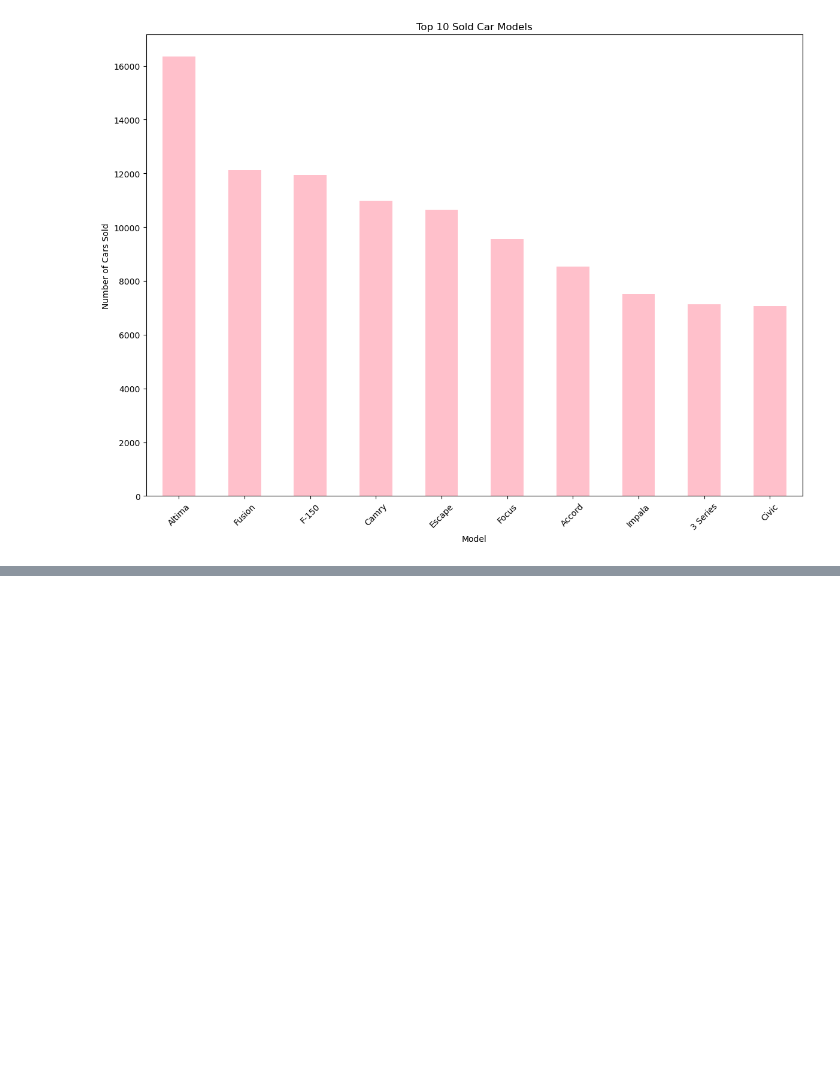
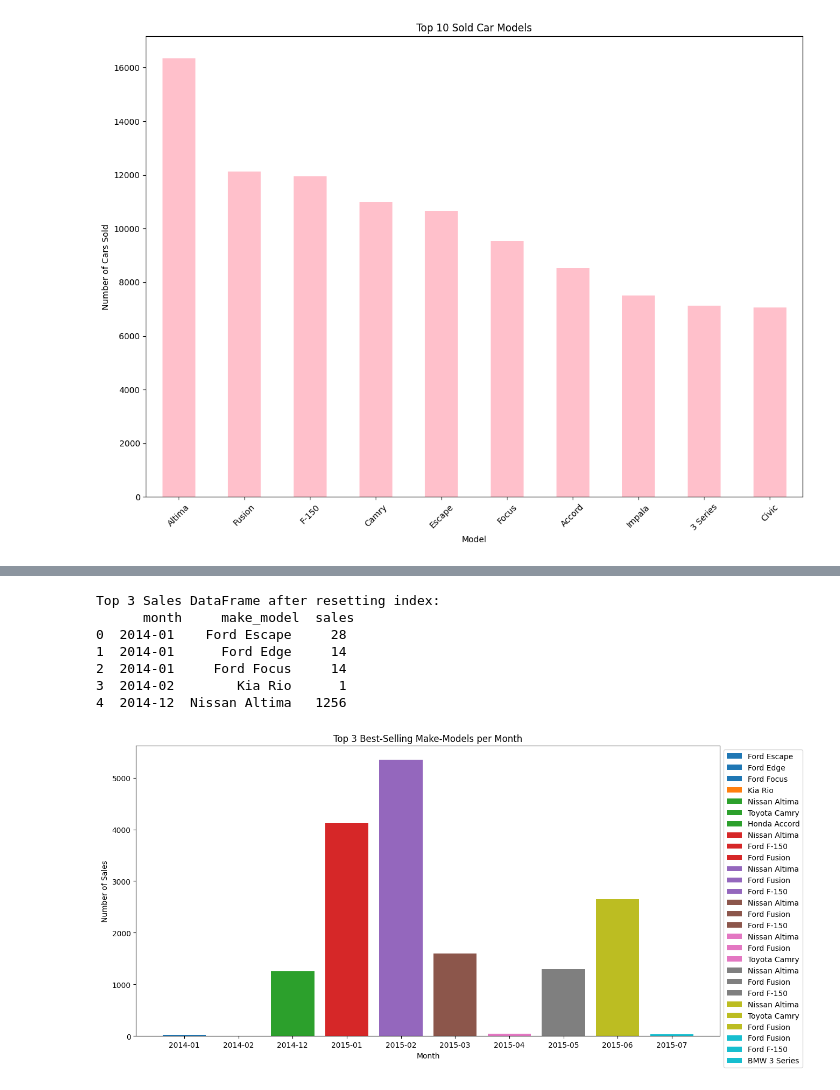
Before and after one commit to VicentePina7210/Car-Auction-Data-Analysis-Project, a Jupyter notebook: notebooks/exploration.ipynb, the cells around one changed output, grey strips where cells are left out. Drawn from its saved outputs; the diff is of its cells as text; code cells hidden in the pictures; blank space fills up the shorter version.

```diff
--- a/notebooks/exploration.ipynb
+++ b/notebooks/exploration.ipynb
@@ -684,0 +740,15 @@ plt.show()
+# %%
+car_df['saledate'] = pd.to_datetime(car_df['saledate'])
+
+#Extract the month and year from 'saledate'
+car_df['month'] = car_df['saledate'].dt.to_period('M')
+
+#Create a new colummn for the make-model combination
+car_df['make_model'] = car_df['make'] + ' ' + car_df['model']
+
+#Group by month and make_model, then count the number of sales
+monthly_sales = car_df.groupby(['month', 'make_model']).size().reset_index(name='sales')
+
+#Get the top 3 selling cars for each month WITHOUT! resetting the index
+top_3_sales = monthly_sales.groupby('month').apply(lambda x: x.nlargest(3, 'sales'))
+print(top_3_sales)
@@ -684,0 +773,30 @@ plt.show()
+# %%
+top_3_sales_copy = top_3_sales.copy()
+# I did not want to reset the index for everything moving forward so I created a copy
+top_3_sales_copy_reset = top_3_sales_copy.reset_index(drop=True)
+
+print("Top 3 Sales DataFrame after resetting index:\n", top_3_sales_copy_reset.head())
+
+plot_data = top_3_sales_copy_reset
+
+plt.figure(figsize=(14, 7))
+
+for month in plot_data['month'].unique():
+    month_data = plot_data[plot_data['month'] == month]
+    plt.bar(month_data['month'].astype(str), month_data['sales'], label=month_data['make_model'].values)
+
+
+plt.xlabel('Month')
+plt.ylabel('Number of Sales')
+plt.title('Top 3 Best-Selling Make-Models per Month')
+plt.legend(loc='upper left', bbox_to_anchor=(1, 1))  # This Placess the legend outside the plot
+plt.show()
+# %% [output]
+Top 3 Sales DataFrame after resetting index:
+      month     make_model  sales
+0  2014-01    Ford Escape     28
+1  2014-01      Ford Edge     14
+2  2014-01     Ford Focus     14
+3  2014-02        Kia Rio      1
+4  2014-12  Nissan Altima   1256
+[figure, added]
```
Also changed, not shown: parts of 31 cells of this notebook.
